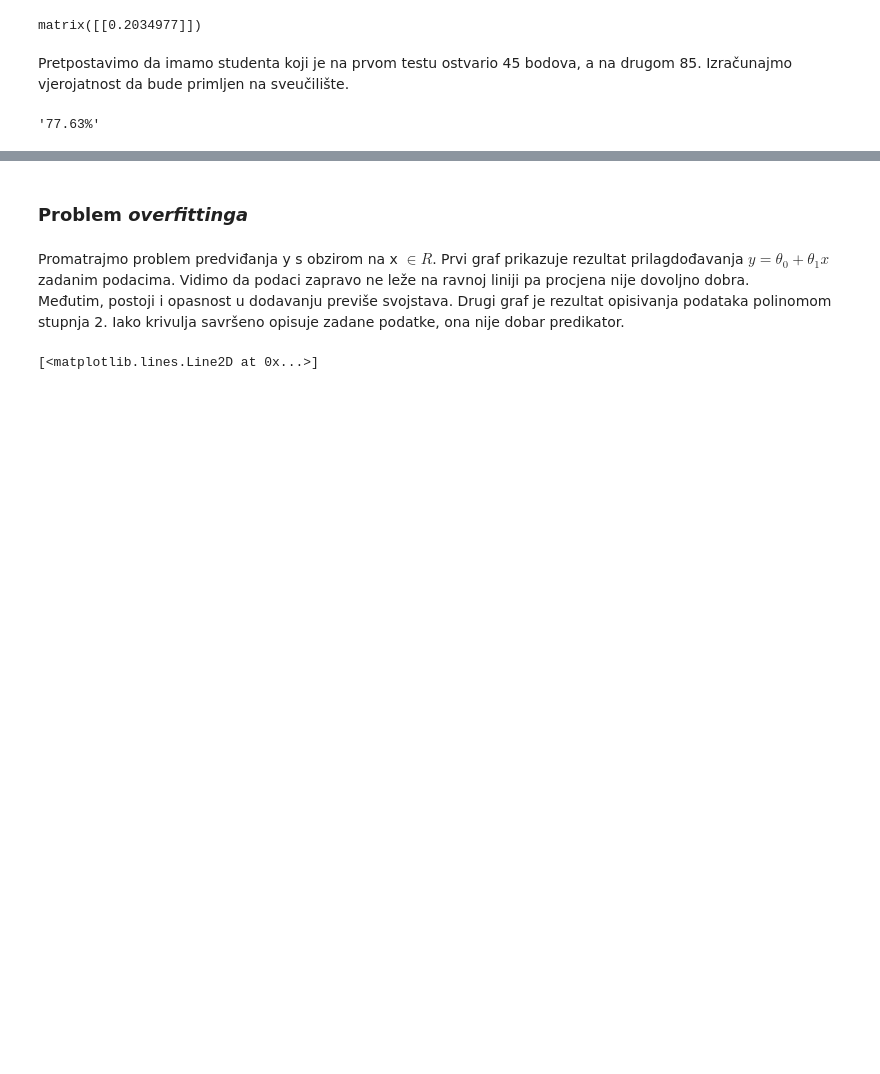
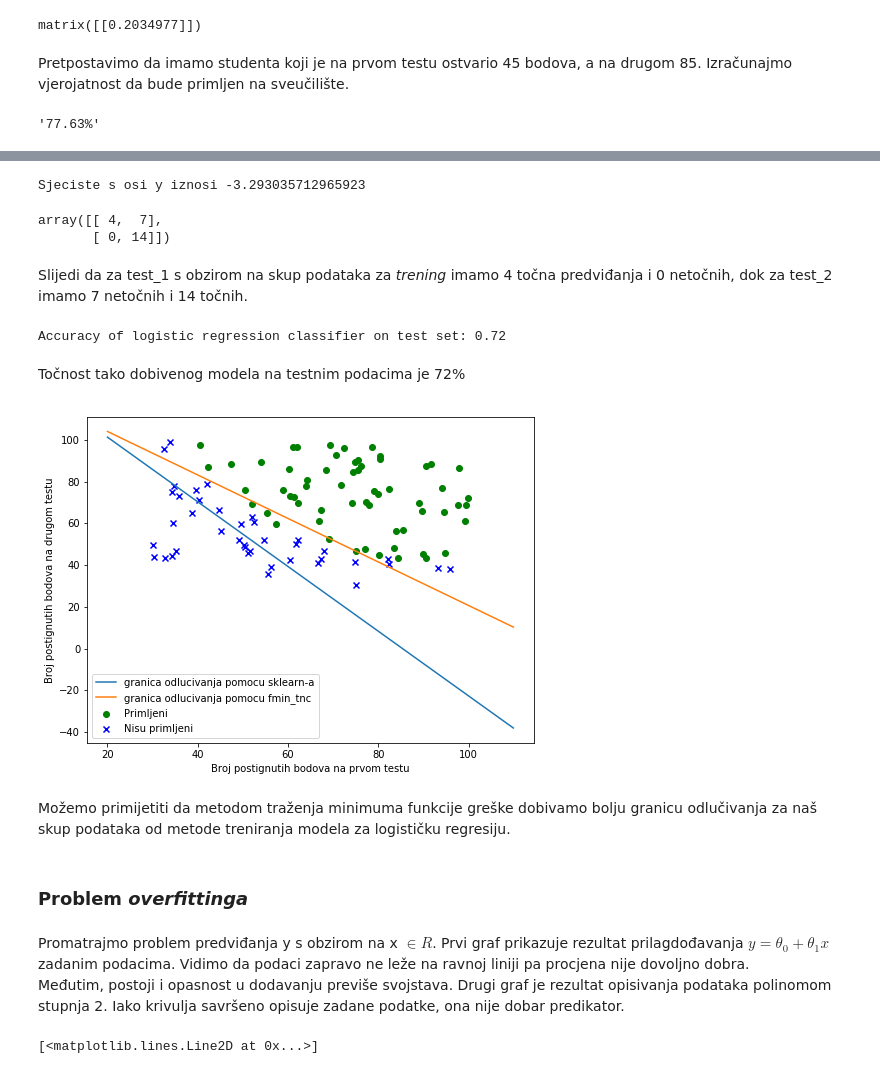
Before and after one commit to lucijamihalj/MSzadaca, a Jupyter notebook: strojno_ucenje.ipynb, the cells around one changed output, grey strips where cells are left out. Saved outputs shown, nothing was run; the diff lists cells and outputs as text; code cells hidden in the pictures; blank space fills up the shorter version.

Commit message:
MS - prva domaca zadaca - 20180409
koristenje funkcija iz sklearn-a
treniranje modela za logisticku i linearnu regresiju

```diff
--- a/strojno_ucenje.ipynb
+++ b/strojno_ucenje.ipynb
@@ -419,3 +480,42 @@ vjerojatnost = predict(parametri.T, student)
+# %%
+intercept2 = logreg.intercept_[0]
+print("Sjeciste s osi y iznosi {}".format(intercept2))
+# %% [output]
+Sjeciste s osi y iznosi -3.293035712965923
+# %%
+y_pred = logreg.predict(Xe_test)
+from sklearn.metrics import confusion_matrix
+confusion_matrix = confusion_matrix(ye_test, y_pred)
+confusion_matrix
+# %% [output]
+array([[ 4,  7],
+       [ 0, 14]])
+# %% [markdown]
+Slijedi da za test_1 s obzirom na skup podataka za *trening* imamo 4 točna predviđanja i 0 netočnih, dok za test_2 imamo 7 netočnih i 14 točnih.
+# %%
+print('Accuracy of logistic regression classifier on test set: {:.2f}'.format(logreg.score(Xe_test, ye_test)))
+# %% [output]
+Accuracy of logistic regression classifier on test set: 0.72
+# %% [markdown]
+Točnost tako dobivenog modela na testnim podacima je 72%
+# %%
+fig,ax=plt.subplots(figsize=(8,6))
+pos=exams[exams['primljeni'].isin([1])]
+neg=exams[exams['primljeni'].isin([0])]
+scatter(pos['test_1'],pos['test_2'],marker='o',c='g',label='Primljeni')
+scatter(neg['test_1'],neg['test_2'],marker='x',c='b',label='Nisu primljeni')
+x = np.arange(20,110,0.1)
+plt.plot(x,(3.15-0.0369*x)/0.0238, label='granica odlucivanja pomocu sklearn-a')
+plt.plot(x,(25.16-0.21*x)/0.2014, label='granica odlucivanja pomocu fmin_tnc')
+
+ax.legend()
+xlabel('Broj postignutih bodova na prvom testu')
+ylabel('Broj postignutih bodova na drugom testu')
+show()
+# %% [output]
+[figure, added]
+# %% [markdown]
+Možemo primijetiti da metodom traženja minimuma funkcije greške dobivamo bolju granicu odlučivanja za naš skup podataka od metode treniranja modela za logističku regresiju.
 # %% [markdown]
 ### Problem *overfittinga*
 # %% [markdown]
```
Also changed, not shown: parts of 27 cells of this notebook.
